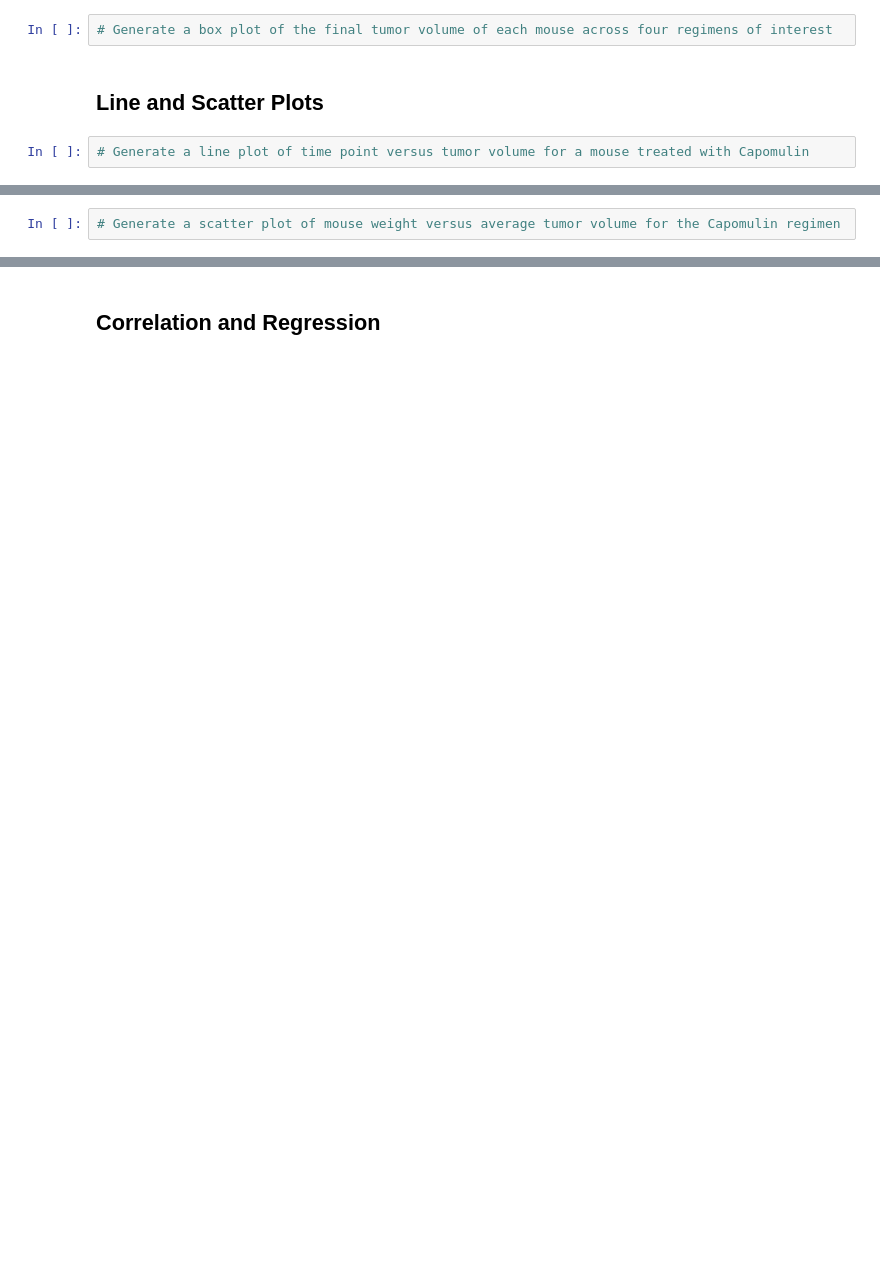
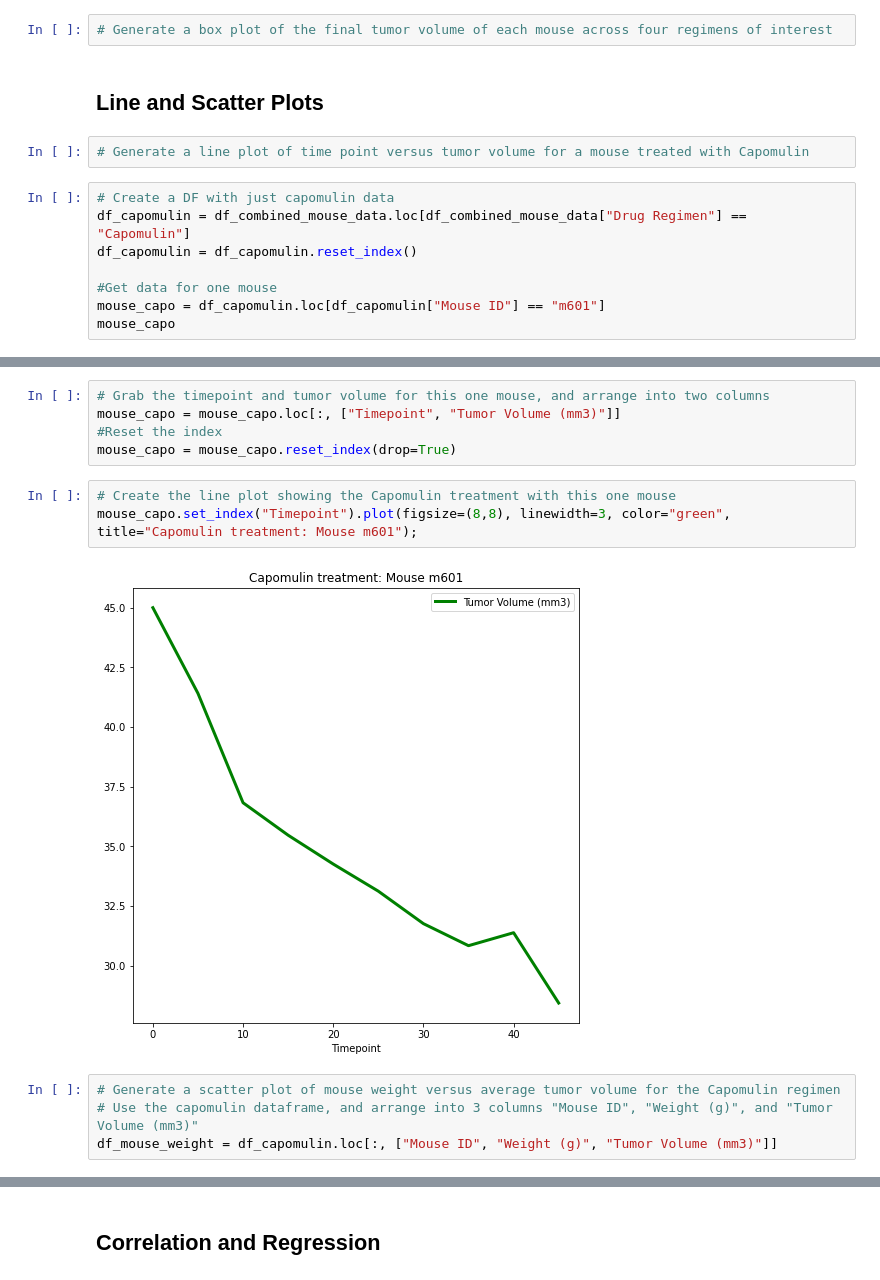
Before and after one commit to todd-tuchek/matplotlib-challenge, a Jupyter notebook: Pymaceuticals/pymaceuticals_starter.ipynb, the cells around one changed output, grey strips where cells are left out. Cells and saved outputs as stored; diff of their text form; blank space fills up the shorter version.

```diff
--- a/Pymaceuticals/pymaceuticals_starter.ipynb
+++ b/Pymaceuticals/pymaceuticals_starter.ipynb
@@ -257,3 +295,11 @@ plt.ylabel("");
 ## Line and Scatter Plots
 # %%
 # Generate a line plot of time point versus tumor volume for a mouse treated with Capomulin
+# %%
+# Create a DF with just capomulin data
+df_capomulin = df_combined_mouse_data.loc[df_combined_mouse_data["Drug Regimen"] == "Capomulin"]
+df_capomulin = df_capomulin.reset_index()
+
+#Get data for one mouse
+mouse_capo = df_capomulin.loc[df_capomulin["Mouse ID"] == "m601"]
+mouse_capo
@@ -260,2 +318,14 @@ plt.ylabel("");
+# %%
+# Grab the timepoint and tumor volume for this one mouse, and arrange into two columns
+mouse_capo = mouse_capo.loc[:, ["Timepoint", "Tumor Volume (mm3)"]]
+#Reset the index
+mouse_capo = mouse_capo.reset_index(drop=True)
+# %%
+# Create the line plot showing the Capomulin treatment with this one mouse
+mouse_capo.set_index("Timepoint").plot(figsize=(8,8), linewidth=3, color="green", title="Capomulin treatment: Mouse m601");
+# %% [output]
+[figure, added]
 # %%
 # Generate a scatter plot of mouse weight versus average tumor volume for the Capomulin regimen
+# Use the capomulin dataframe, and arrange into 3 columns "Mouse ID", "Weight (g)", and "Tumor Volume (mm3)"
+df_mouse_weight = df_capomulin.loc[:, ["Mouse ID", "Weight (g)", "Tumor Volume (mm3)"]]
```
Also changed, not shown: parts of 12 cells of this notebook.
